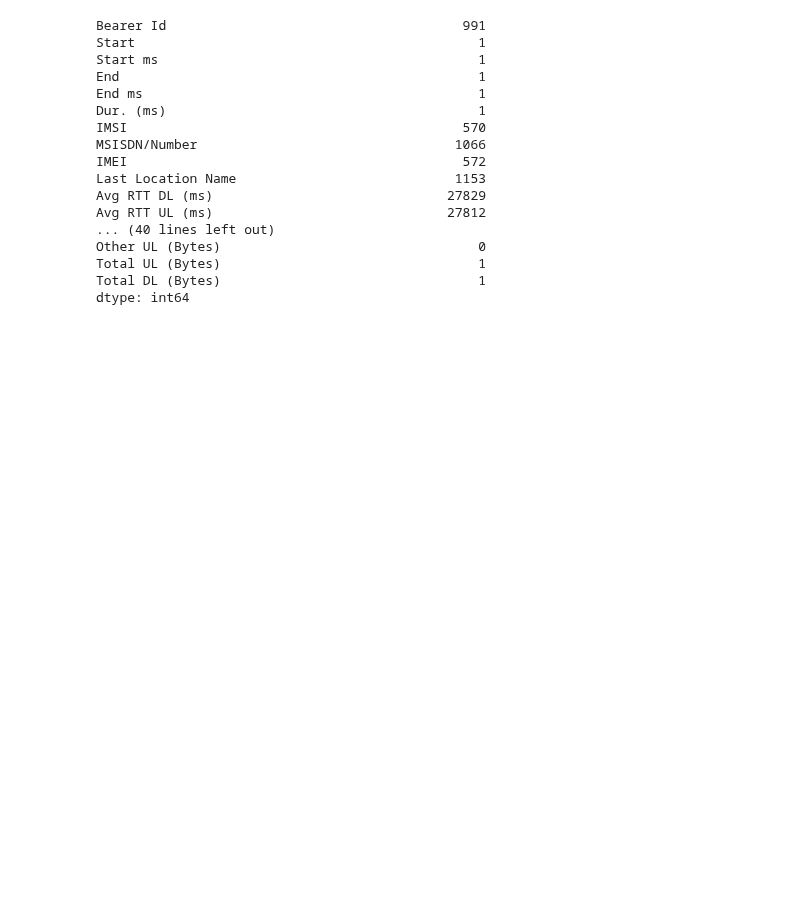
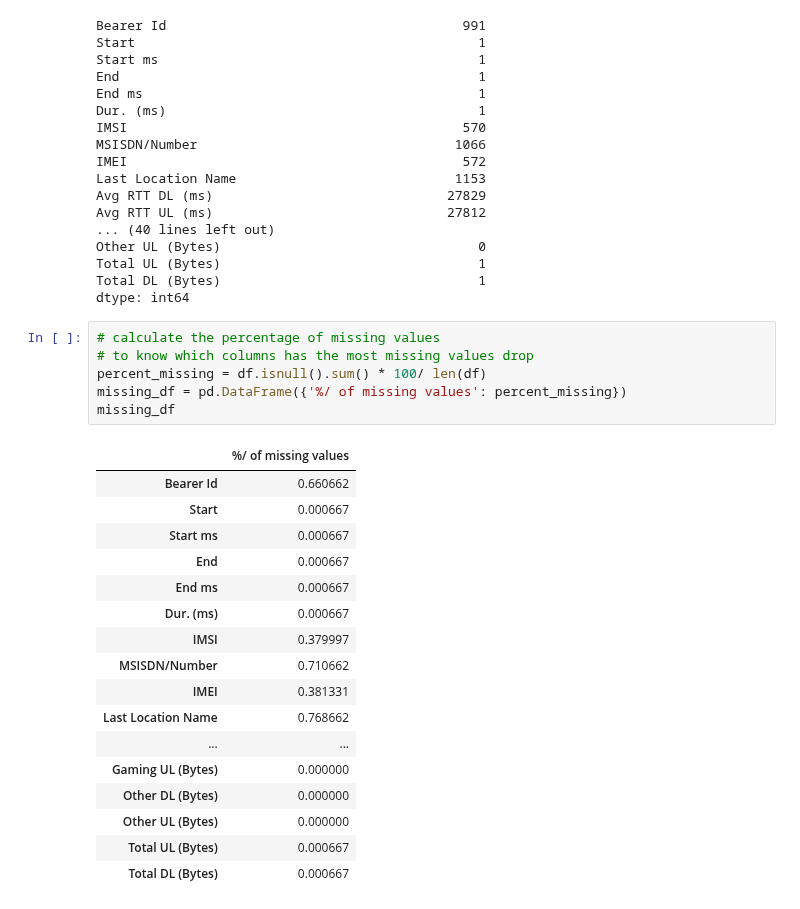
Before and after one commit to nahomHmichael/Telecom-User-Analytics, a Jupyter notebook: notebooks/user_overview_analysis.ipynb, the cells around one changed output. Cells and saved outputs as stored; diff of their text form; blank space fills up the shorter version.

```diff
--- a/notebooks/user_overview_analysis.ipynb
+++ b/notebooks/user_overview_analysis.ipynb
@@ -129,3 +129,27 @@ Other UL (Bytes)                                 0
 Total UL (Bytes)                                 1
 Total DL (Bytes)                                 1
 dtype: int64
+# %%
+# calculate the percentage of missing values
+# to know which columns has the most missing values drop
+percent_missing = df.isnull().sum() * 100/ len(df)
+missing_df = pd.DataFrame({'%/ of missing values': percent_missing})
+missing_df
+# %% [output]
+|  | %/ of missing values |
+| Bearer Id | 0.660662 |
+| Start | 0.000667 |
+| Start ms | 0.000667 |
+| End | 0.000667 |
+| End ms | 0.000667 |
+| Dur. (ms) | 0.000667 |
+| IMSI | 0.379997 |
+| MSISDN/Number | 0.710662 |
+| IMEI | 0.381331 |
+| Last Location Name | 0.768662 |
+| ... | ... |
+| Gaming UL (Bytes) | 0.000000 |
+| Other DL (Bytes) | 0.000000 |
+| Other UL (Bytes) | 0.000000 |
+| Total UL (Bytes) | 0.000667 |
+| Total DL (Bytes) | 0.000667 |
```
